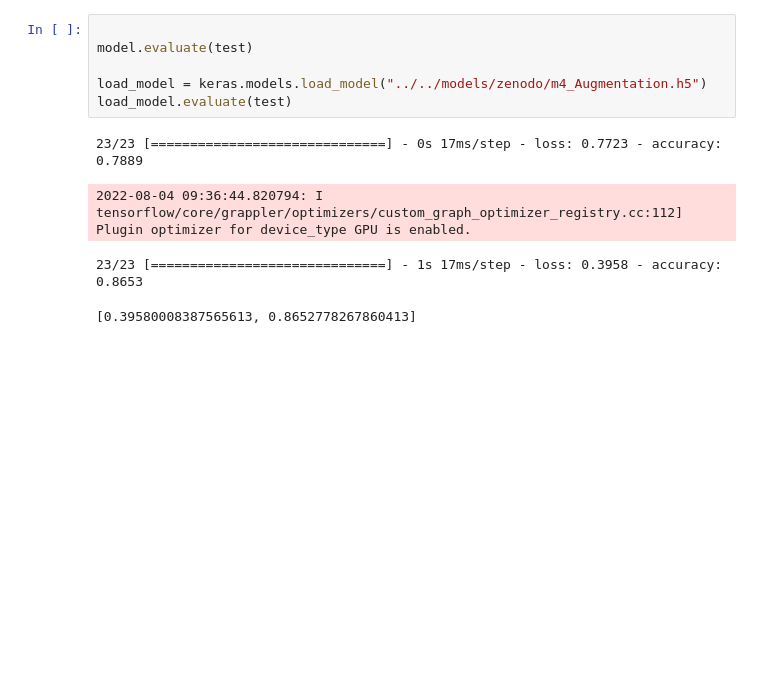
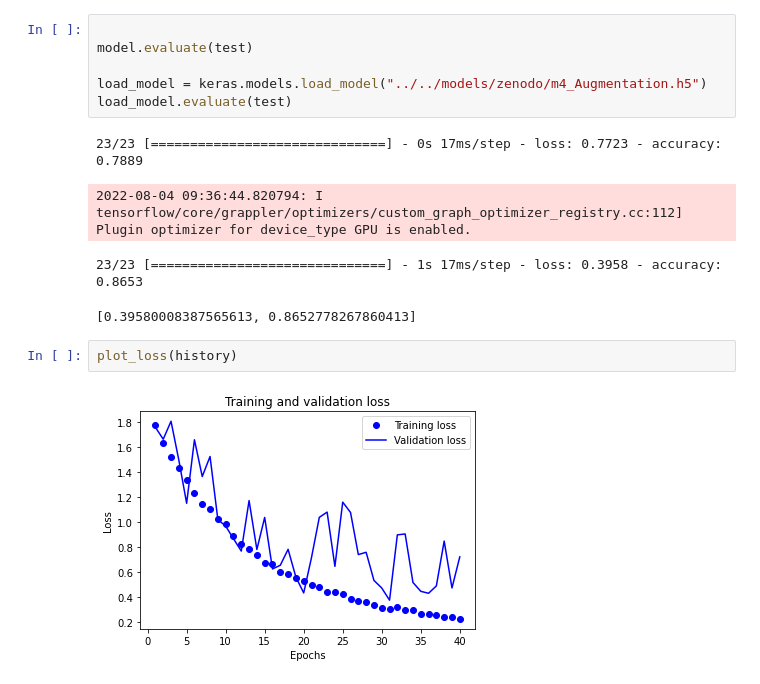
Before and after one commit to siddhantdhaware/vehicle_classification, a Jupyter notebook: notebooks/zenodo/m4_Augmentation.ipynb, the cells around one changed output. Cells and saved outputs as stored; diff of their text form; blank space fills up the shorter version.

Commit message:
Implemented function to plot loss and accuracy from history, and tested it in Zenodo M4 Augmentation Model

```diff
--- a/notebooks/zenodo/m4_Augmentation.ipynb
+++ b/notebooks/zenodo/m4_Augmentation.ipynb
@@ -131,3 +135,7 @@ load_model.evaluate(test)
 2022-08-04 09:36:44.820794: I tensorflow/core/grappler/optimizers/custom_graph_optimizer_registry.cc:112] Plugin optimizer for device_type GPU is enabled.
 23/23 [==============================] - 1s 17ms/step - loss: 0.3958 - accuracy: 0.8653
 [0.39580008387565613, 0.8652778267860413]
+# %%
+plot_loss(history)
+# %% [output]
+[figure, added]
```
Also changed, not shown: parts of 2 cells of this notebook, 1 other file.
